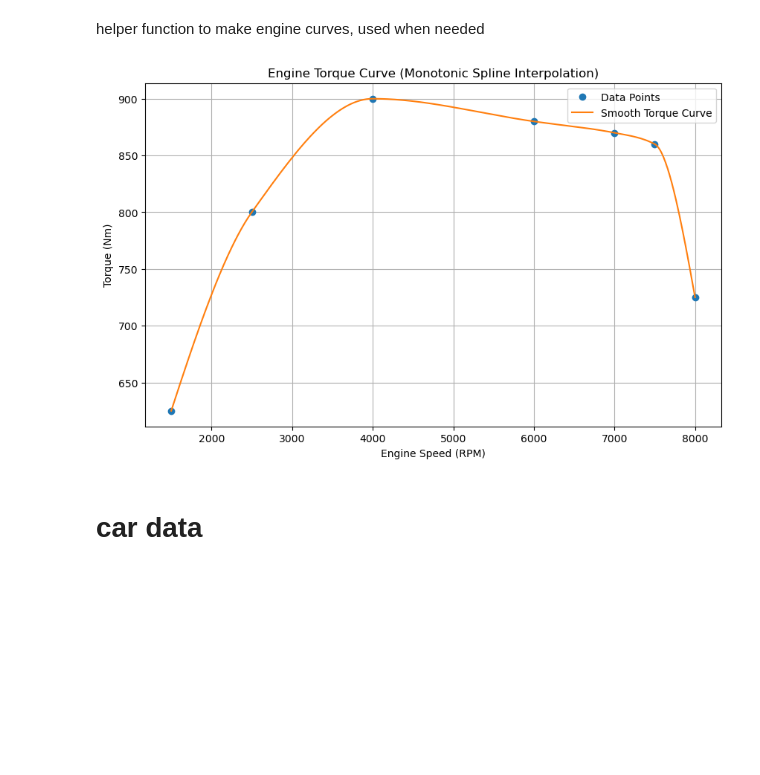
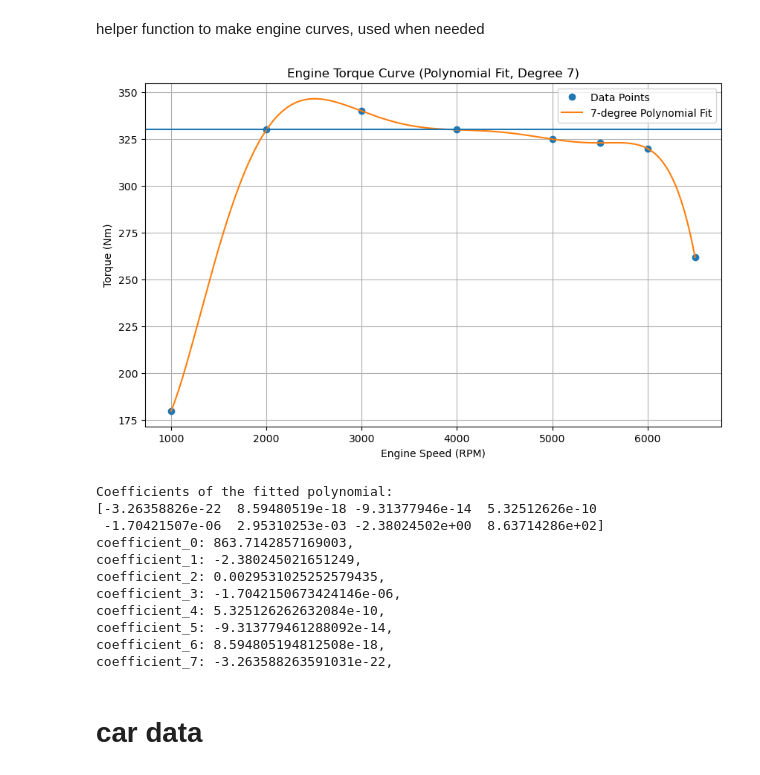
Before and after one commit to vougioukakis/car-acceleration-simulation, a Jupyter notebook: Car-sim-v5-2.ipynb, the cells around one changed output. Cells and saved outputs as stored; diff of their text form; code cells hidden in the pictures; blank space fills up the shorter version.

```diff
--- a/Car-sim-v5-2.ipynb
+++ b/Car-sim-v5-2.ipynb
@@ -7,37 +7,56 @@ helper function to make engine curves, used when needed
 # %%
 import numpy as np
 import matplotlib.pyplot as plt
-from scipy.interpolate import PchipInterpolator
- # for example, mclaren p1. not used yet
+
 points = np.array([
-    [1500, 625],
-    [2500, 800],
-    [4000, 900],
-    [6000, 880],
-    [7000, 870],
-    [7500, 860],
-    [8000, 725]
+    [1000, 180],
+    [2000, 330],
+    [3000, 340],
+    [4000, 330],
+    [5000, 325],
+    [5500, 323],
+    [6000, 320],
+    [6500, 262],
 ])
-
+maxTq = 330
 rpm = points[:, 0]
 torque = points[:, 1]
-
-spline = PchipInterpolator(rpm, torque)
+degree = 7
+coefficients = np.polyfit(rpm, torque, degree)
+polynomial = np.poly1d(coefficients)
 
 rpm_smooth = np.linspace(rpm.min(), rpm.max(), 500)
-torque_smooth = spline(rpm_smooth)
+torque_smooth = polynomial(rpm_smooth)
 
 plt.figure(figsize=(10, 6))
 plt.plot(rpm, torque, 'o', label="Data Points")
-plt.plot(rpm_smooth, torque_smooth, '-', label="Smooth Torque Curve")
+plt.plot(rpm_smooth, torque_smooth, '-', label=f"{degree}-degree Polynomial Fit")
+plt.axhline(maxTq)
 plt.xlabel("Engine Speed (RPM)")
 plt.ylabel("Torque (Nm)")
-plt.title("Engine Torque Curve (Monotonic Spline Interpolation)")
+plt.title(f"Engine Torque Curve (Polynomial Fit, Degree {degree})")
 plt.legend()
 plt.grid(True)
 plt.show()
+
+print("Coefficients of the fitted polynomial:")
+print(coefficients)
+
+for i in range(len(coefficients)):
+    print(f"coefficient_{i}: {coefficients[len(coefficients)-i-1]},")
 # %% [output]
-[figure, old version]
+[figure, new version]
+Coefficients of the fitted polynomial:
+[-3.26358826e-22  8.59480519e-18 -9.31377946e-14  5.32512626e-10
+ -1.70421507e-06  2.95310253e-03 -2.38024502e+00  8.63714286e+02]
+coefficient_0: 863.7142857169003,
+coefficient_1: -2.380245021651249,
+coefficient_2: 0.0029531025252579435,
+coefficient_3: -1.7042150673424146e-06,
+coefficient_4: 5.325126262632084e-10,
+coefficient_5: -9.313779461288092e-14,
+coefficient_6: 8.594805194812508e-18,
+coefficient_7: -3.263588263591031e-22,
 # %% [markdown]
 # car data
 # %%
```
Also changed, not shown: parts of 8 cells of this notebook.
